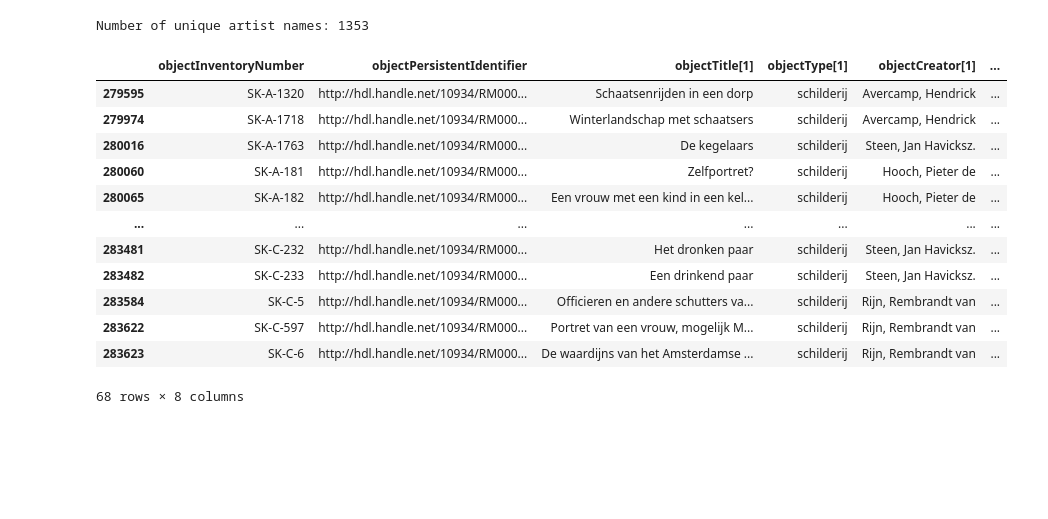
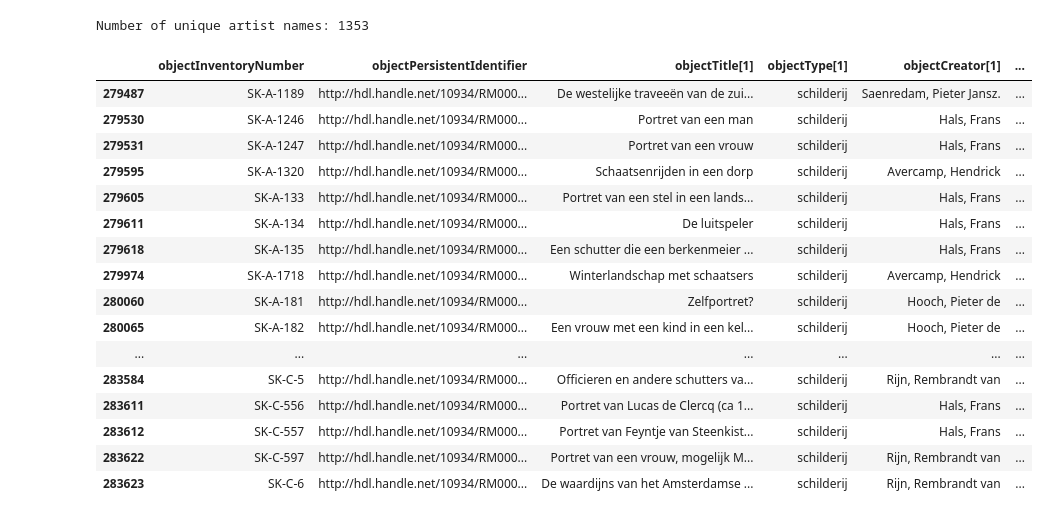
Before and after one commit to alialghamdi/dsp-b3, a Jupyter notebook: DSP EDA.ipynb, the cells around one changed output. Cells and saved outputs as stored; diff of their text form; code cells hidden in the pictures; blank space fills up the shorter version.

```diff
--- a/DSP EDA.ipynb
+++ b/DSP EDA.ipynb
@@ -156,24 +156,28 @@ print("Number of unique artist names:", unique_artist_names)
 Number of unique artist names: 1353
 # %%
 # Filtering dataset on the by our chosen artists: Rembrandt, Steen, Vermeer, Avercamp, van Gogh and Hooch:
-desired_artists = ["Rijn, Rembrandt van", "Steen, Jan Havicksz.", "Gogh, Vincent van", "Avercamp, Hendrick", "Hooch, Pieter de"]
+desired_artists = ["Rijn, Rembrandt van", "Hals, Frans", "Saenredam, Pieter Jansz.", "Avercamp, Hendrick", "Hooch, Pieter de"]
 
 # Assuming 'objectCreator[1]' contains the artist names
 df_eda_paintings_topartists = df_eda_paintings[df_eda_paintings['objectCreator[1]'].isin(desired_artists)]
 
 # Display the filtered DataFrame
 df_eda_paintings_topartists
 # %% [output]
 |  | objectInventoryNumber | objectPersistentIdentifier | objectTitle[1] | objectType[1] | objectCreator[1] | ... |
+| 279487 | SK-A-1189 | http://hdl.handle.net/10934/RM000... | De westelijke traveeën van de zui... | schilderij | Saenredam, Pieter Jansz. | ... |
+| 279530 | SK-A-1246 | http://hdl.handle.net/10934/RM000... | Portret van een man | schilderij | Hals, Frans | ... |
+| 279531 | SK-A-1247 | http://hdl.handle.net/10934/RM000... | Portret van een vrouw | schilderij | Hals, Frans | ... |
 | 279595 | SK-A-1320 | http://hdl.handle.net/10934/RM000... | Schaatsenrijden in een dorp | schilderij | Avercamp, Hendrick | ... |
+| 279605 | SK-A-133 | http://hdl.handle.net/10934/RM000... | Portret van een stel in een lands... | schilderij | Hals, Frans | ... |
+| 279611 | SK-A-134 | http://hdl.handle.net/10934/RM000... | De luitspeler | schilderij | Hals, Frans | ... |
+| 279618 | SK-A-135 | http://hdl.handle.net/10934/RM000... | Een schutter die een berkenmeier ... | schilderij | Hals, Frans | ... |
 | 279974 | SK-A-1718 | http://hdl.handle.net/10934/RM000... | Winterlandschap met schaatsers | schilderij | Avercamp, Hendrick | ... |
-| 280016 | SK-A-1763 | http://hdl.handle.net/10934/RM000... | De kegelaars | schilderij | Steen, Jan Havicksz. | ... |
 | 280060 | SK-A-181 | http://hdl.handle.net/10934/RM000... | Zelfportret? | schilderij | Hooch, Pieter de | ... |
 | 280065 | SK-A-182 | http://hdl.handle.net/10934/RM000... | Een vrouw met een kind in een kel... | schilderij | Hooch, Pieter de | ... |
 | ... | ... | ... | ... | ... | ... | ... |
-| 283481 | SK-C-232 | http://hdl.handle.net/10934/RM000... | Het dronken paar | schilderij | Steen, Jan Havicksz. | ... |
-| 283482 | SK-C-233 | http://hdl.handle.net/10934/RM000... | Een drinkend paar | schilderij | Steen, Jan Havicksz. | ... |
 | 283584 | SK-C-5 | http://hdl.handle.net/10934/RM000... | Officieren en andere schutters va... | schilderij | Rijn, Rembrandt van | ... |
+| 283611 | SK-C-556 | http://hdl.handle.net/10934/RM000... | Portret van Lucas de Clercq (ca 1... | schilderij | Hals, Frans | ... |
+| 283612 | SK-C-557 | http://hdl.handle.net/10934/RM000... | Portret van Feyntje van Steenkist... | schilderij | Hals, Frans | ... |
 | 283622 | SK-C-597 | http://hdl.handle.net/10934/RM000... | Portret van een vrouw, mogelijk M... | schilderij | Rijn, Rembrandt van | ... |
 | 283623 | SK-C-6 | http://hdl.handle.net/10934/RM000... | De waardijns van het Amsterdamse ... | schilderij | Rijn, Rembrandt van | ... |
-68 rows × 8 columns
```
Also changed, not shown: parts of 17 cells of this notebook.
